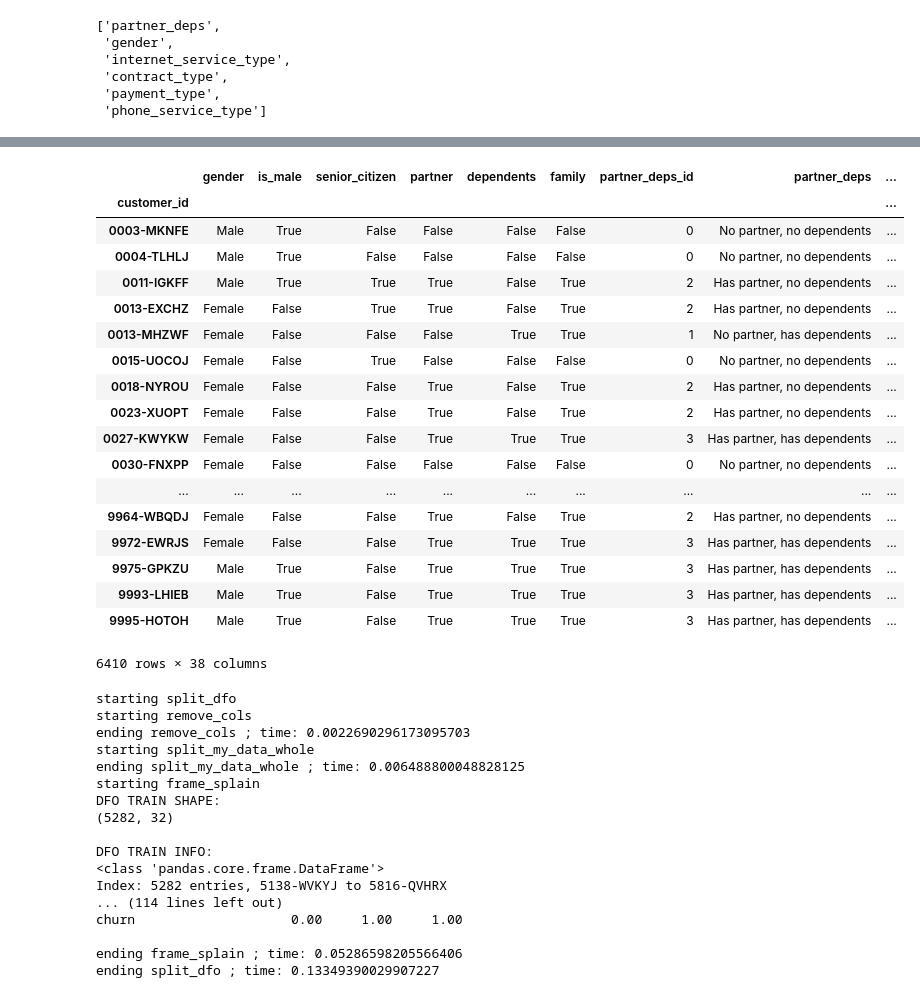
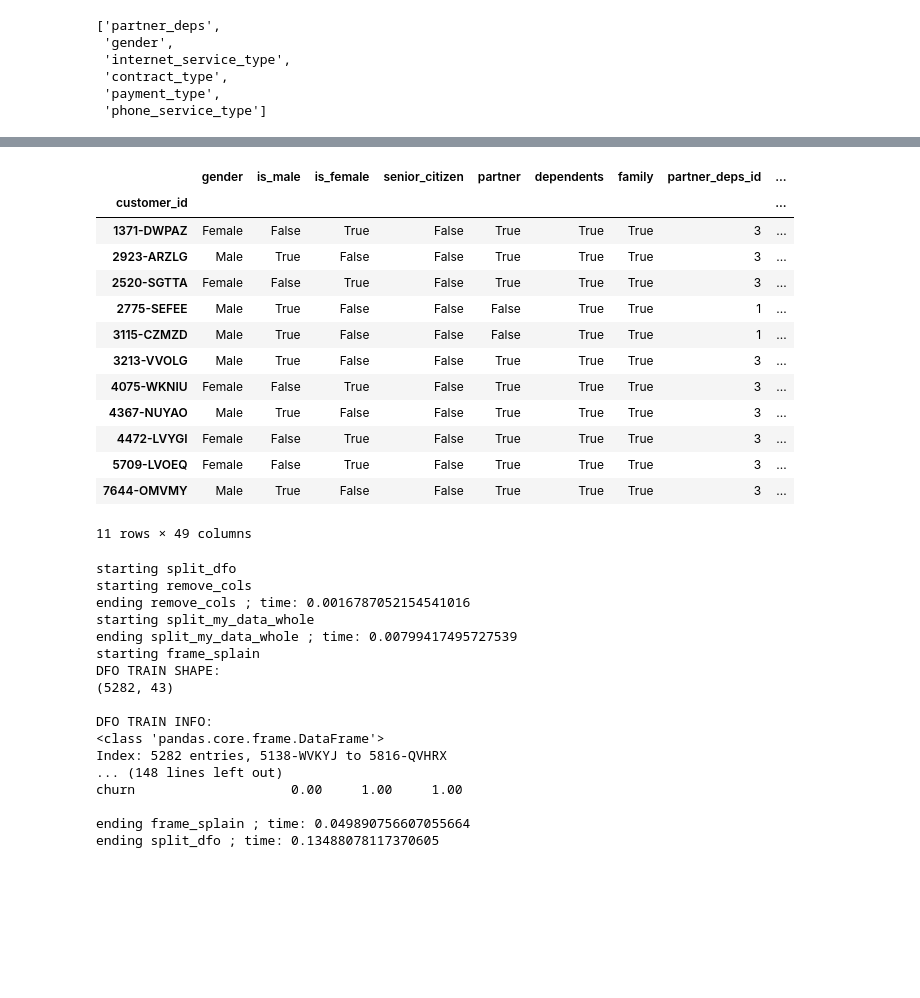
Before and after one commit to kjeliasen/TelcOMG, a Jupyter notebook: Telco_Churn_working.ipynb, the cells around one changed output, grey strips where cells are left out. Drawn from its saved outputs; the diff is of its cells as text; code cells hidden in the pictures; blank space fills up the shorter version.

```diff
--- a/Telco_Churn_working.ipynb
+++ b/Telco_Churn_working.ipynb
@@ -123,10 +126,15 @@ dtype: object
 # %%
 boolean_cols  = [
     'is_male',
+    'is_female',
     'senior_citizen',
     'partner',
     'dependents',
     'family',
+    'thru_first_month',
+    'thru_first_quarter',
+    'thru_first_year',
+    'thru_first_term',
     'phone_service',
     'multiple_lines',
     'internet_service',
@@ -140,8 +148,11 @@ boolean_cols  = [
     'streaming_tv',
     'streaming_movies',
     'streaming_services',
+    'streaming_dsl',
+    'streaming_fiber',
     'on_contract',
     'paperless_billing',
+    'manual_mtm',
     'auto_pay'
 ]
 
@@ -233,4 +244,4 @@ ending frame_splain ; time: 0.06215620040893555
 # %%
-prep.heatmap_train(df, show_now=True)
+prep.heatmap_train(df, show_now=True, annot=False)
 # %% [output]
 starting heatmap_train
@@ -239,27 +250,22 @@ ending heatmap_train ; time: 2.3680691719055176
 # %%
 # prep.pairplot_train(df, show_now=True)
 # %%
-df[df.avg_monthly_variance != 0]
+df[df.tenure == 0]
 # %% [output]
-|  | gender | is_male | senior_citizen | partner | dependents | family | partner_deps_id | partner_deps | ... |
+|  | gender | is_male | is_female | senior_citizen | partner | dependents | family | partner_deps_id | ... |
 | customer_id |  |  |  |  |  |  |  |  | ... |
-| 0003-MKNFE | Male | True | False | False | False | False | 0 | No partner, no dependents | ... |
-| 0004-TLHLJ | Male | True | False | False | False | False | 0 | No partner, no dependents | ... |
-| 0011-IGKFF | Male | True | True | True | False | True | 2 | Has partner, no dependents | ... |
-| 0013-EXCHZ | Female | False | True | True | False | True | 2 | Has partner, no dependents | ... |
-| 0013-MHZWF | Female | False | False | False | True | True | 1 | No partner, has dependents | ... |
-| 0015-UOCOJ | Female | False | True | False | False | False | 0 | No partner, no dependents | ... |
-| 0018-NYROU | Female | False | False | True | False | True | 2 | Has partner, no dependents | ... |
-| 0023-XUOPT | Female | False | False | True | False | True | 2 | Has partner, no dependents | ... |
-| 0027-KWYKW | Female | False | False | True | True | True | 3 | Has partner, has dependents | ... |
-| 0030-FNXPP | Female | False | False | False | False | False | 0 | No partner, no dependents | ... |
-| ... | ... | ... | ... | ... | ... | ... | ... | ... | ... |
-| 9964-WBQDJ | Female | False | False | True | False | True | 2 | Has partner, no dependents | ... |
-| 9972-EWRJS | Female | False | False | True | True | True | 3 | Has partner, has dependents | ... |
-| 9975-GPKZU | Male | True | False | True | True | True | 3 | Has partner, has dependents | ... |
-| 9993-LHIEB | Male | True | False | True | True | True | 3 | Has partner, has dependents | ... |
-| 9995-HOTOH | Male | True | False | True | True | True | 3 | Has partner, has dependents | ... |
+| 1371-DWPAZ | Female | False | True | False | True | True | True | 3 | ... |
+| 2923-ARZLG | Male | True | False | False | True | True | True | 3 | ... |
+| 2520-SGTTA | Female | False | True | False | True | True | True | 3 | ... |
+| 2775-SEFEE | Male | True | False | False | False | True | True | 1 | ... |
+| 3115-CZMZD | Male | True | False | False | False | True | True | 1 | ... |
+| 3213-VVOLG | Male | True | False | False | True | True | True | 3 | ... |
+| 4075-WKNIU | Female | False | True | False | True | True | True | 3 | ... |
+| 4367-NUYAO | Male | True | False | False | True | True | True | 3 | ... |
+| 4472-LVYGI | Female | False | True | False | True | True | True | 3 | ... |
+| 5709-LVOEQ | Female | False | True | False | True | True | True | 3 | ... |
+| 7644-OMVMY | Male | True | False | False | True | True | True | 3 | ... |
-6410 rows × 38 columns
+11 rows × 49 columns
 # %%
 @timeifdebug
 def drop_cols(df, cols, **kwargs):
@@ -284,21 +290,21 @@ dfo = prep.split_dfo(dfo, train_pct=.7, randomer=123456789, stratify=dfo.y_colum
 # %% [output]
 starting split_dfo
 starting remove_cols
-ending remove_cols ; time: 0.0022690296173095703
+ending remove_cols ; time: 0.0016787052154541016
 starting split_my_data_whole
-ending split_my_data_whole ; time: 0.006488800048828125
+ending split_my_data_whole ; time: 0.00799417495727539
 starting frame_splain
 DFO TRAIN SHAPE:
-(5282, 32)
+(5282, 43)
 
 DFO TRAIN INFO:
 <class 'pandas.core.frame.DataFrame'>
 Index: 5282 entries, 5138-WVKYJ to 5816-QVHRX
-... (114 lines left out)
+... (148 lines left out)
 churn                    0.00     1.00     1.00
 
-ending frame_splain ; time: 0.05286598205566406
-ending split_dfo ; time: 0.13349390029907227
+ending frame_splain ; time: 0.049890756607055664
+ending split_dfo ; time: 0.13488078117370605
 # %%
 dfo = prep.scale_dfo(dfo, scaler_fn=None, splain=splain)
 # %% [output]
```
Also changed, not shown: parts of 58 cells of this notebook, 10 other files.
